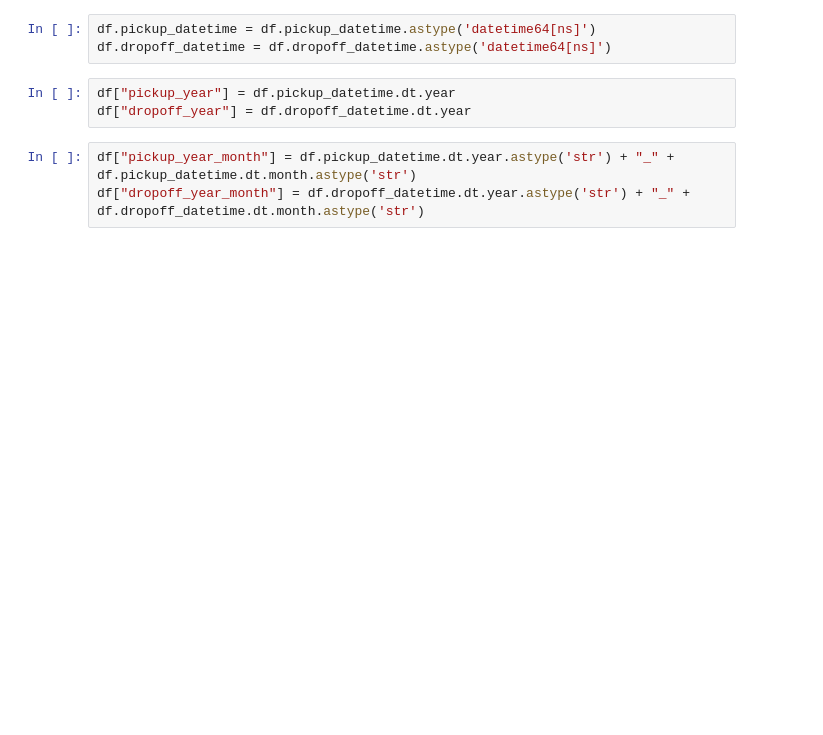
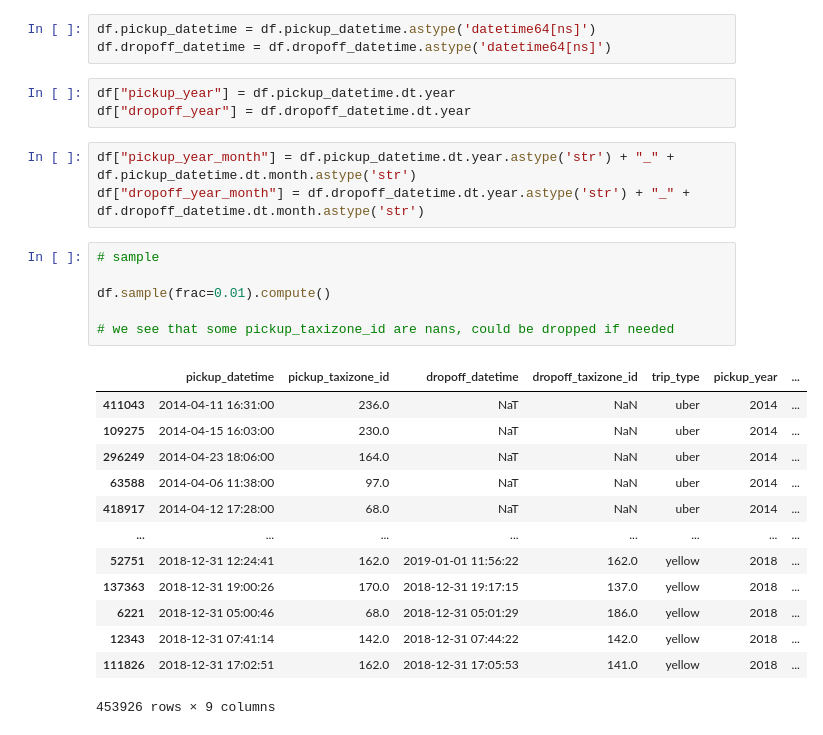
Before and after one commit to vlfom/nyc-taxi-data, a Jupyter notebook: analysis/Analyze data.ipynb, the cells around one changed output. Saved outputs shown, nothing was run; the diff lists cells and outputs as text; blank space fills up the shorter version.

```diff
--- a/analysis/Analyze data.ipynb
+++ b/analysis/Analyze data.ipynb
@@ -16,6 +22,26 @@ df["dropoff_year"] = df.dropoff_datetime.dt.year
 # %%
 df["pickup_year_month"] = df.pickup_datetime.dt.year.astype('str') + "_" + df.pickup_datetime.dt.month.astype('str')
 df["dropoff_year_month"] = df.dropoff_datetime.dt.year.astype('str') + "_" + df.dropoff_datetime.dt.month.astype('str')
+# %%
+# sample
+
+df.sample(frac=0.01).compute()
+
+# we see that some pickup_taxizone_id are nans, could be dropped if needed
+# %% [output]
+|  | pickup_datetime | pickup_taxizone_id | dropoff_datetime | dropoff_taxizone_id | trip_type | pickup_year | ... |
+| 411043 | 2014-04-11 16:31:00 | 236.0 | NaT | NaN | uber | 2014 | ... |
+| 109275 | 2014-04-15 16:03:00 | 230.0 | NaT | NaN | uber | 2014 | ... |
+| 296249 | 2014-04-23 18:06:00 | 164.0 | NaT | NaN | uber | 2014 | ... |
+| 63588 | 2014-04-06 11:38:00 | 97.0 | NaT | NaN | uber | 2014 | ... |
+| 418917 | 2014-04-12 17:28:00 | 68.0 | NaT | NaN | uber | 2014 | ... |
+| ... | ... | ... | ... | ... | ... | ... | ... |
+| 52751 | 2018-12-31 12:24:41 | 162.0 | 2019-01-01 11:56:22 | 162.0 | yellow | 2018 | ... |
+| 137363 | 2018-12-31 19:00:26 | 170.0 | 2018-12-31 19:17:15 | 137.0 | yellow | 2018 | ... |
+| 6221 | 2018-12-31 05:00:46 | 68.0 | 2018-12-31 05:01:29 | 186.0 | yellow | 2018 | ... |
+| 12343 | 2018-12-31 07:41:14 | 142.0 | 2018-12-31 07:44:22 | 142.0 | yellow | 2018 | ... |
+| 111826 | 2018-12-31 17:02:51 | 162.0 | 2018-12-31 17:05:53 | 141.0 | yellow | 2018 | ... |
+453926 rows × 9 columns
 # %%
 # year counts
 
```
Also changed, not shown: parts of 10 cells of this notebook, 4 other files.
